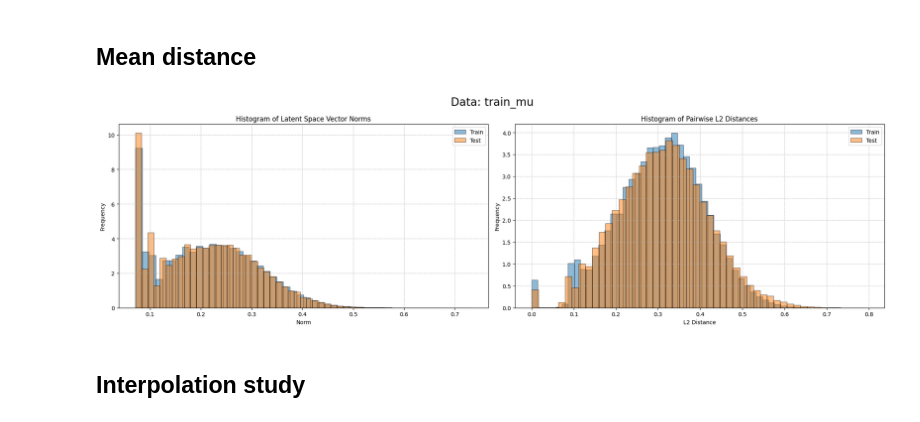
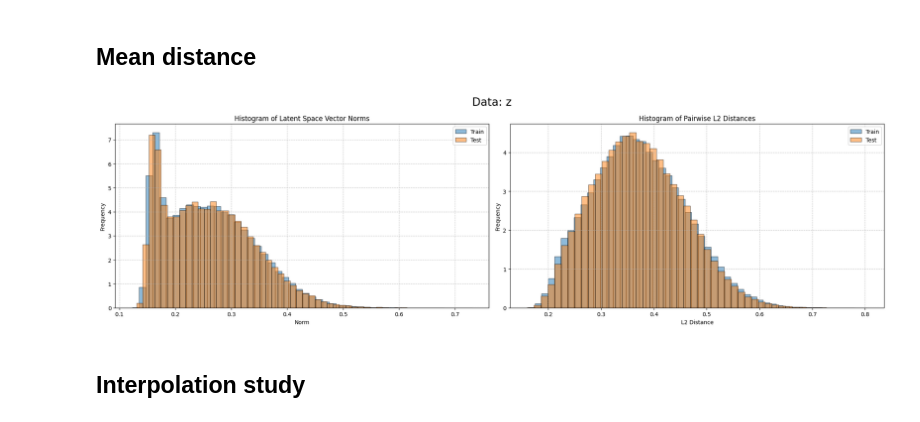
Before and after one commit to LuisCarretero/similar-expressions, a Jupyter notebook: src/downstream/latent_analysis.ipynb, the cells around one changed output. Saved outputs shown, nothing was run; the diff lists cells and outputs as text; code cells hidden in the pictures.

```diff
--- a/src/downstream/latent_analysis.ipynb
+++ b/src/downstream/latent_analysis.ipynb
@@ -29,11 +31,8 @@ import numpy as np
 import sympy as sp
 from util import prods_to_eq, logits_to_prefix, logits_to_prods
 from config_util import dict_to_config, load_config
-from data_util import data2input, load_dataset, calc_priors_and_means, create_dataloader
+from data_util import data2input, load_dataset, calc_priors_and_means, create_dataloader, load_wandb_model
 from debug_util import plot_onehot
-import wandb
-from model import GrammarVAE
-import yaml
 from matplotlib import pyplot as plt
 torch.manual_seed(41)
 
@@ -44,21 +43,6 @@ data_syntax = np.concatenate([syntax, consts[:, :, np.newaxis]], axis=-1)
 value_transform = lambda x: torch.arcsinh(x)*0.1
 val_transformed = value_transform(torch.tensor(val)).detach().numpy()
 
-# Load model
-run = '24ryl3yz'  # 'koxmwjg7'
-wandb_cache_path = f'/Users/luis/Desktop/Cranmer 2024/Workplace/smallMutations/similar-expressions/wandb_cache'
-with wandb.restore('model.pth', run_path=f"luis-carretero-eth-zurich/similar-expressions-01/runs/{run}", root=wandb_cache_path, replace=True) as io:
-    name = io.name
-checkpoint = torch.load(name, map_location='cpu')
-
-# Read the model parameters from the WandB config.yaml file
-with wandb.restore('config.yaml', run_path=f"luis-carretero-eth-zurich/similar-expressions-01/runs/{run}", root=wandb_cache_path, replace=True) as config_file:
-    config = yaml.safe_load(config_file)
-    cfg = {k: v['value'] for k, v in list(config.items()) if k not in ['wandb_version', '_wandb']}
-    cfg = dict_to_config(cfg)
-
-cfg.training.device = 'cpu'
-vae_model = GrammarVAE(cfg)
-vae_model.load_state_dict(checkpoint['model_state_dict'])
+vae_model, cfg_dict, cfg = load_wandb_model(run='24ryl3yz')
 # %% [output]
 Using updated value decoder 2.0!
@@ -291,7 +274,7 @@ plt.show()
 ## Mean distance
 # %%
 # Calculate for mu_train
-datatype = 'train'
+datatype = 'z'
 data = {
     'mu': (mu_train, mu_test),
     'z': (z_train, z_test)
@@ -309,33 +292,33 @@ z_data = data[datatype][1]
 mu_test_norms = np.linalg.norm(z_data, axis=1)
 sampled_mu_test = z_data[np.random.choice(z_data.shape[0], sample_size, replace=False)]
 pairwise_distances_test = np.linalg.norm(sampled_mu_test[:, np.newaxis] - sampled_mu_test, axis=2)
 l2_distances_test = pairwise_distances_test[np.triu_indices(sample_size, k=1)]
 
 # Plot histograms
 fig, (ax1, ax2) = plt.subplots(1, 2, figsize=(20, 6))
 
 # Plot histogram of norms
 ax1.hist(mu_train_norms, bins=50, alpha=0.5, label='Train', edgecolor='black', density=True)
 ax1.hist(mu_test_norms, bins=50, alpha=0.5, label='Test', edgecolor='black', density=True)
 ax1.set_title('Histogram of Latent Space Vector Norms')
 ax1.set_xlabel('Norm')
 ax1.set_ylabel('Frequency')
 ax1.grid(True, linestyle='--', alpha=0.7)
 ax1.legend()
 
 # Plot histogram of L2 distances
 ax2.hist(l2_distances_train, bins=50, alpha=0.5, label='Train', edgecolor='black', density=True)
 ax2.hist(l2_distances_test, bins=50, alpha=0.5, label='Test', edgecolor='black', density=True)
 ax2.set_title('Histogram of Pairwise L2 Distances')
 ax2.set_xlabel('L2 Distance')
 ax2.set_ylabel('Frequency')
 ax2.grid(True, linestyle='--', alpha=0.7)
 ax2.legend()
 fig.suptitle(f'Data: {datatype}', fontsize=20)
 
 plt.tight_layout()
 plt.show()
 # %% [output]
-[figure, old version]
+[figure, new version]
 # %% [markdown]
 ## Interpolation study
```
Also changed, not shown: parts of 8 cells of this notebook, 6 other files.
